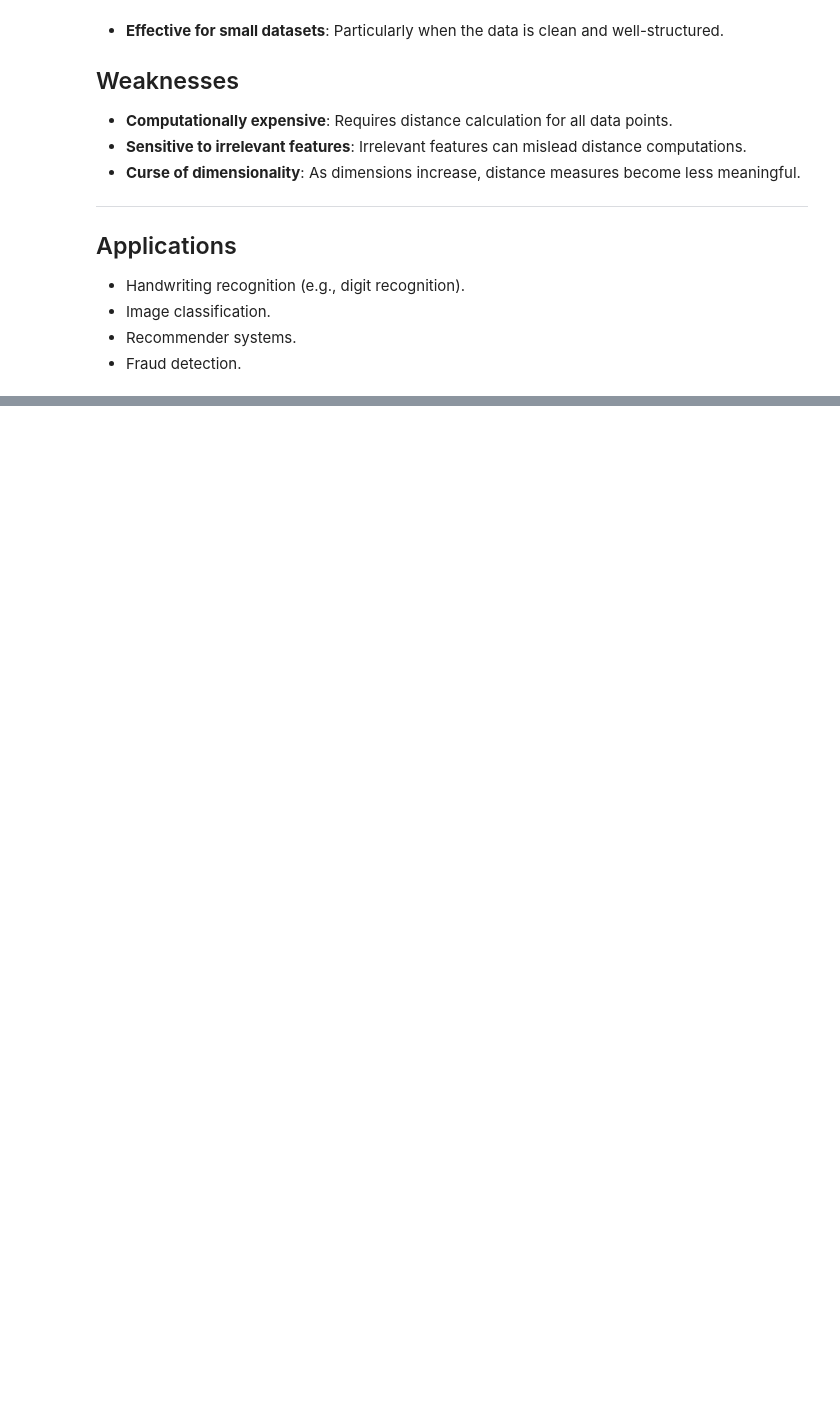
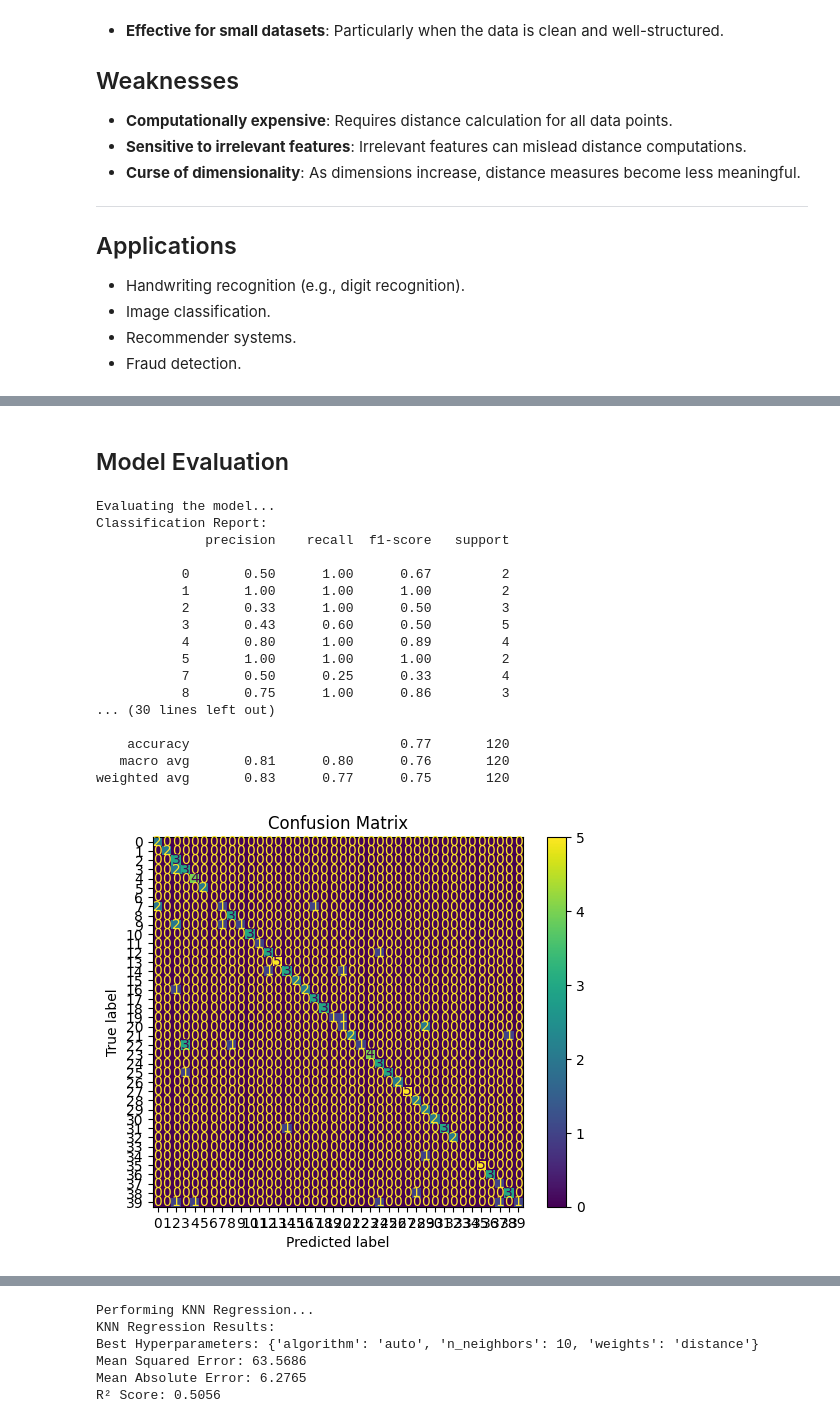
Before and after one commit to NanayawBawiah/FinalProject, a Jupyter notebook: supervised/KNearestNeighbours/KNN.ipynb, the cells around one changed output, grey strips where cells are left out. Saved outputs shown, nothing was run; the diff lists cells and outputs as text; code cells hidden in the pictures; blank space fills up the shorter version.

```diff
--- a/supervised/KNearestNeighbours/KNN.ipynb
+++ b/supervised/KNearestNeighbours/KNN.ipynb
@@ -245,0 +116,70 @@ R² Score: 0.6862
+# %% [markdown]
+## Model Evaluation
+# %%
+print("Evaluating the model...")
+y_pred = knn.predict(X_test_scaled)
+
+# Classification report
+print("Classification Report:")
+print(classification_report(y_test, y_pred))
+
+# Confusion matrix with proper labels
+conf_matrix = confusion_matrix(y_test, y_pred, labels=np.unique(y))
+ConfusionMatrixDisplay(conf_matrix, display_labels=np.unique(y)).plot(cmap='viridis')
+plt.title("Confusion Matrix")
+plt.show()
+
+# ## Analyze Model Accuracy vs. Number of Neighbors
+k_values = range(1, 21)
+accuracies = []
+for k in k_values:
+    knn = KNeighborsClassifier(n_neighbors=k)
+    knn.fit(X_train_scaled, y_train)
+    accuracies.append(knn.score(X_test_scaled, y_test))
+
+plt.figure(figsize=(10, 6))
+plt.plot(k_values, accuracies, marker='o')
+plt.title("Model Accuracy vs. Number of Neighbors")
+plt.xlabel("Number of Neighbors (k)")
+plt.ylabel("Accuracy")
+plt.grid()
+plt.show()
+
+# ## KNN Regression Analysis
+# Using regression to predict continuous labels (demonstrative)
+print("Performing KNN Regression...")
+knn_regressor = KNeighborsRegressor(n_neighbors=10, weights='distance', algorithm='auto')
+knn_regressor.fit(X_train_scaled, y_train)
+
+# Predict regression results
+y_pred_regression = knn_regressor.predict(X_test_scaled)
+
+# Calculate regression metrics
+mse = mean_squared_error(y_test, y_pred_regression)
+mae = mean_absolute_error(y_test, y_pred_regression)
+r2 = r2_score(y_test, y_pred_regression)
+
+print("KNN Regression Results:")
+print("Best Hyperparameters: {'algorithm': 'auto', 'n_neighbors': 10, 'weights': 'distance'}")
+print(f"Mean Squared Error: {mse:.4f}")
+print(f"Mean Absolute Error: {mae:.4f}")
+print(f"R² Score: {r2:.4f}")
+# %% [output]
+Evaluating the model...
+Classification Report:
+              precision    recall  f1-score   support
+
+           0       0.50      1.00      0.67         2
+           1       1.00      1.00      1.00         2
+           2       0.33      1.00      0.50         3
+           3       0.43      0.60      0.50         5
+           4       0.80      1.00      0.89         4
+           5       1.00      1.00      1.00         2
+           7       0.50      0.25      0.33         4
+           8       0.75      1.00      0.86         3
+... (30 lines left out)
+
+    accuracy                           0.77       120
+   macro avg       0.81      0.80      0.76       120
+weighted avg       0.83      0.77      0.75       120
+[figure, added]
@@ -245,0 +187,6 @@ R² Score: 0.6862
+Performing KNN Regression...
+KNN Regression Results:
+Best Hyperparameters: {'algorithm': 'auto', 'n_neighbors': 10, 'weights': 'distance'}
+Mean Squared Error: 63.5686
+Mean Absolute Error: 6.2765
+R² Score: 0.5056
```
Also changed, not shown: parts of 12 cells of this notebook, 1 other file.
